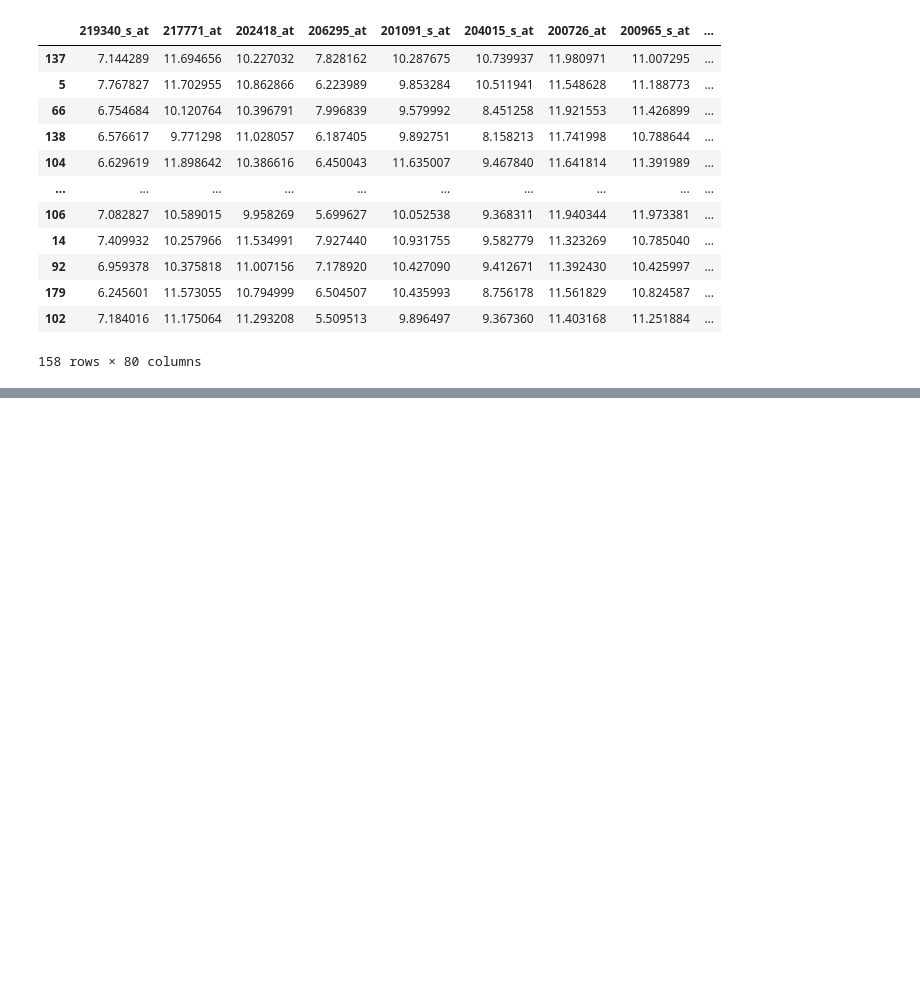
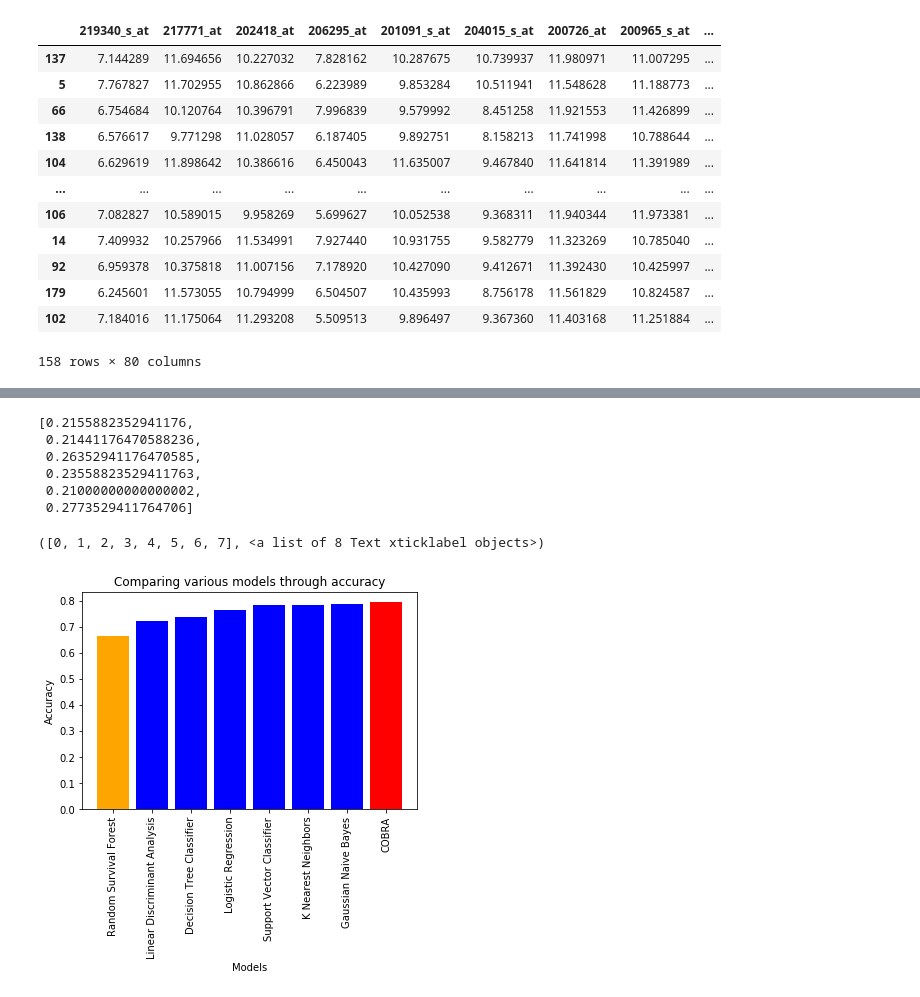
Before and after one commit to eklavyaj/Survival-Analysis-of-Metastasis, a Jupyter notebook: Notebooks/cobra.ipynb, the cells around one changed output, grey strips where cells are left out. Saved outputs shown, nothing was run; the diff lists cells and outputs as text; code cells hidden in the pictures; blank space fills up the shorter version.

```diff
--- a/Notebooks/cobra.ipynb
+++ b/Notebooks/cobra.ipynb
@@ -403,0 +403,7 @@ plt.legend()
+# %%
+models = {'svc': svm.SVC,
+                     'knn': neighbors.KNeighborsClassifier,
+                     'dt': tree.DecisionTreeClassifier,
+                     'logreg': LogisticRegression,
+                     'gaussnb': GaussianNB,
+                     'lda': LinearDiscriminantAnalysis}
@@ -403,0 +462,22 @@ plt.legend()
+# %%
+model_accs.append(0.665)
+model_accs.append(0.795)
+model_accs
+# %% [output]
+[0.2155882352941176,
+ 0.21441176470588236,
+ 0.26352941176470585,
+ 0.23558823529411763,
+ 0.21000000000000002,
+ 0.2773529411764706]
+# %%
+xlabels = ['Support Vector Classifier', 'K Nearest Neighbors', 'Decision Tree Classifier', 'Logistic Regression', 'Gaussian Naive Bayes', 'Linear Discriminant Analysis', 'Random Survival Forest', 'COBRA']
+idx = np.argsort(model_accs)
+plt.bar(np.array(xlabels)[idx], np.array(model_accs)[idx], color = ['orange', 'blue', 'blue', 'blue', 'blue',  'blue', 'blue', 'red'])
+plt.xlabel('Models')
+plt.ylabel('Accuracy')
+plt.title('Comparing various models through accuracy')
+plt.xticks(rotation = 90)
+# %% [output]
+([0, 1, 2, 3, 4, 5, 6, 7], <a list of 8 Text xticklabel objects>)
+[figure, added]
```
Also changed, not shown: parts of 11 cells of this notebook, 2 other files.
